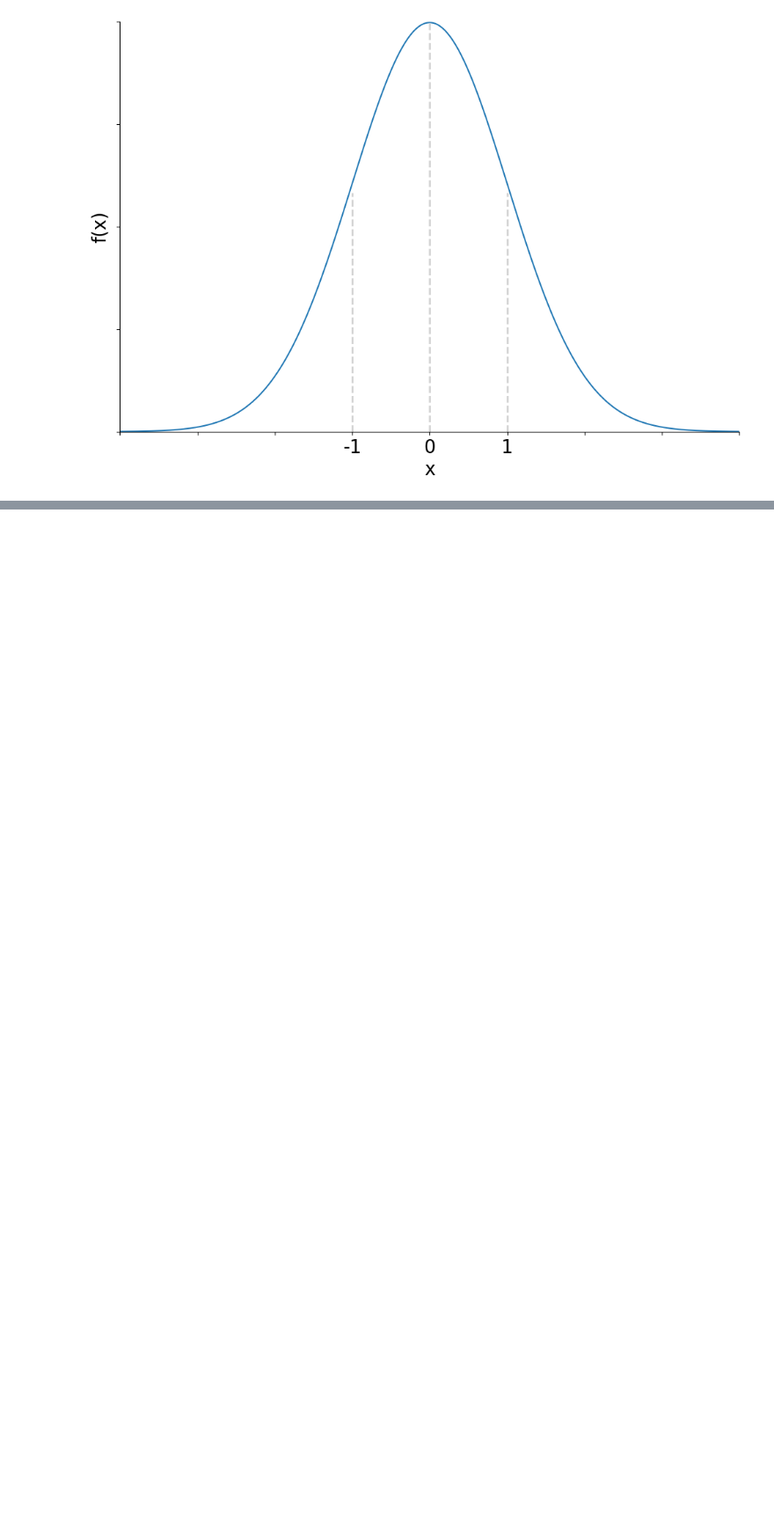
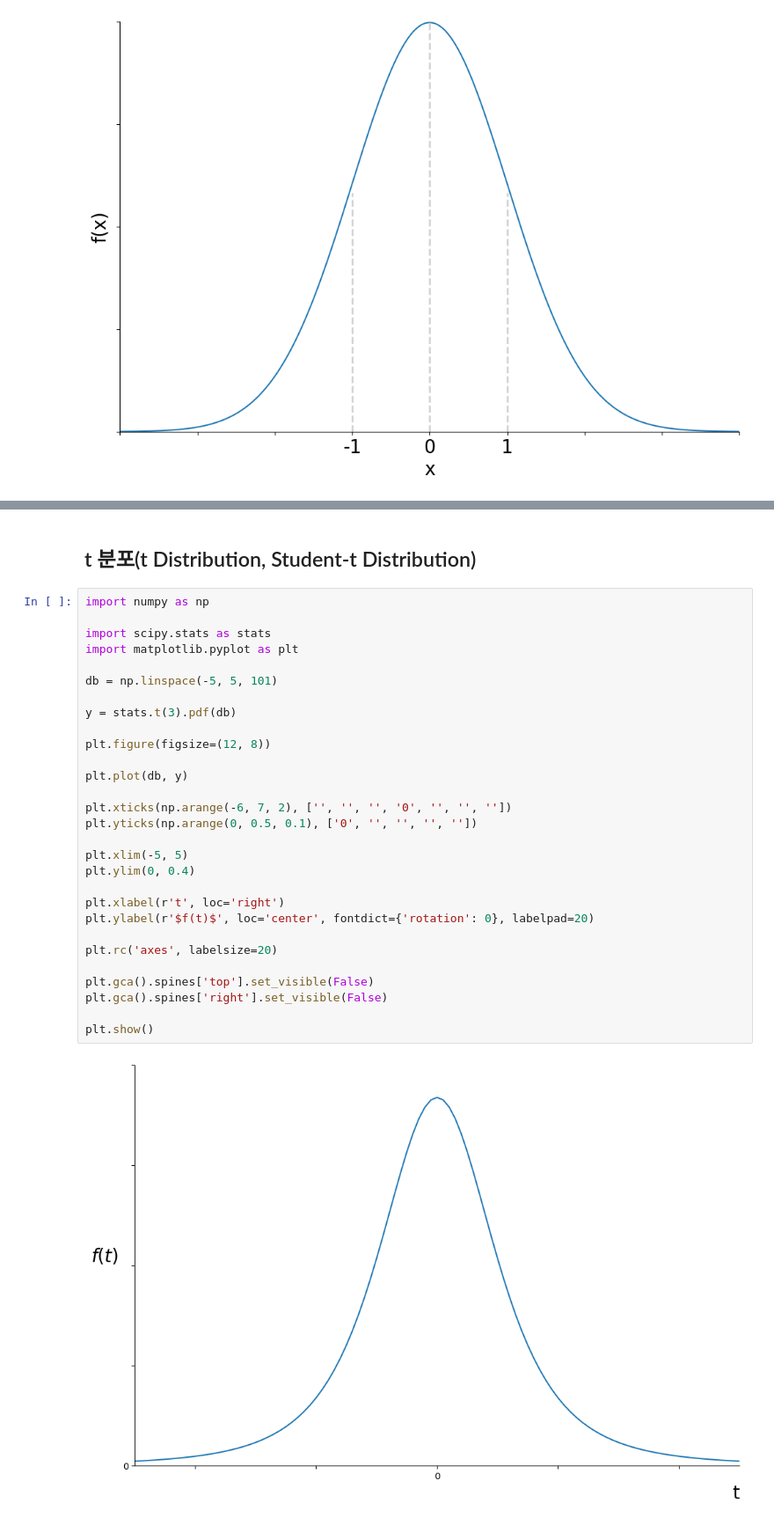
Before and after one commit to lunamundus/python-sas-study, a Jupyter notebook: static_graph.ipynb, the cells around one changed output, grey strips where cells are left out. Shown: that part at 88% size. Cells and saved outputs as stored; diff of their text form; blank space fills up the shorter version.

```diff
--- a/static_graph.ipynb
+++ b/static_graph.ipynb
@@ -125,0 +254,33 @@ plt.show()
+# %% [markdown]
+## t 분포(t Distribution, Student-t Distribution)
+# %%
+import numpy as np
+
+import scipy.stats as stats
+import matplotlib.pyplot as plt
+
+db = np.linspace(-5, 5, 101)
+
+y = stats.t(3).pdf(db)
+
+plt.figure(figsize=(12, 8))
+
+plt.plot(db, y)
+
+plt.xticks(np.arange(-6, 7, 2), ['', '', '', '0', '', '', ''])
+plt.yticks(np.arange(0, 0.5, 0.1), ['0', '', '', '', ''])
+
+plt.xlim(-5, 5)
+plt.ylim(0, 0.4)
+
+plt.xlabel(r't', loc='right')
+plt.ylabel(r'$f(t)$', loc='center', fontdict={'rotation': 0}, labelpad=20)
+
+plt.rc('axes', labelsize=20)
+
+plt.gca().spines['top'].set_visible(False)
+plt.gca().spines['right'].set_visible(False)
+
+plt.show()
+# %% [output]
+[figure, added]
```
Also changed, not shown: parts of 13 cells of this notebook.
